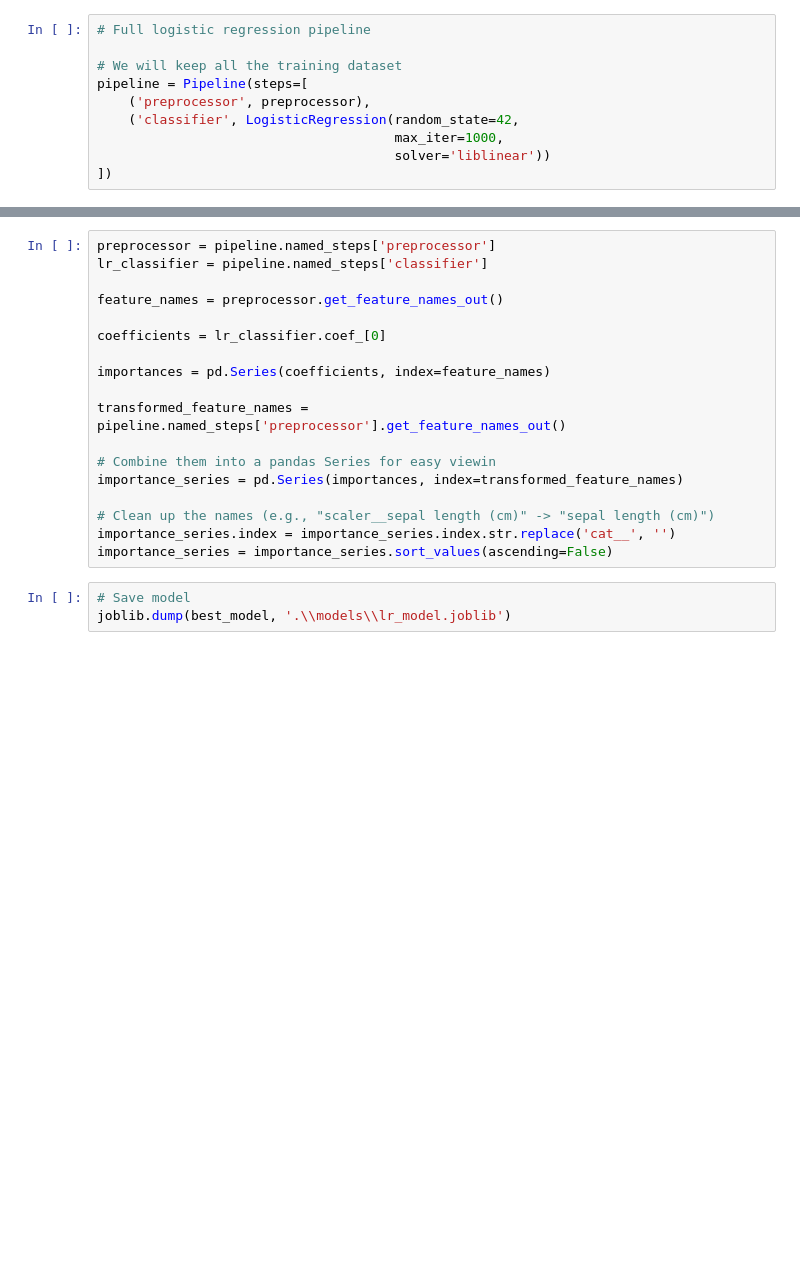
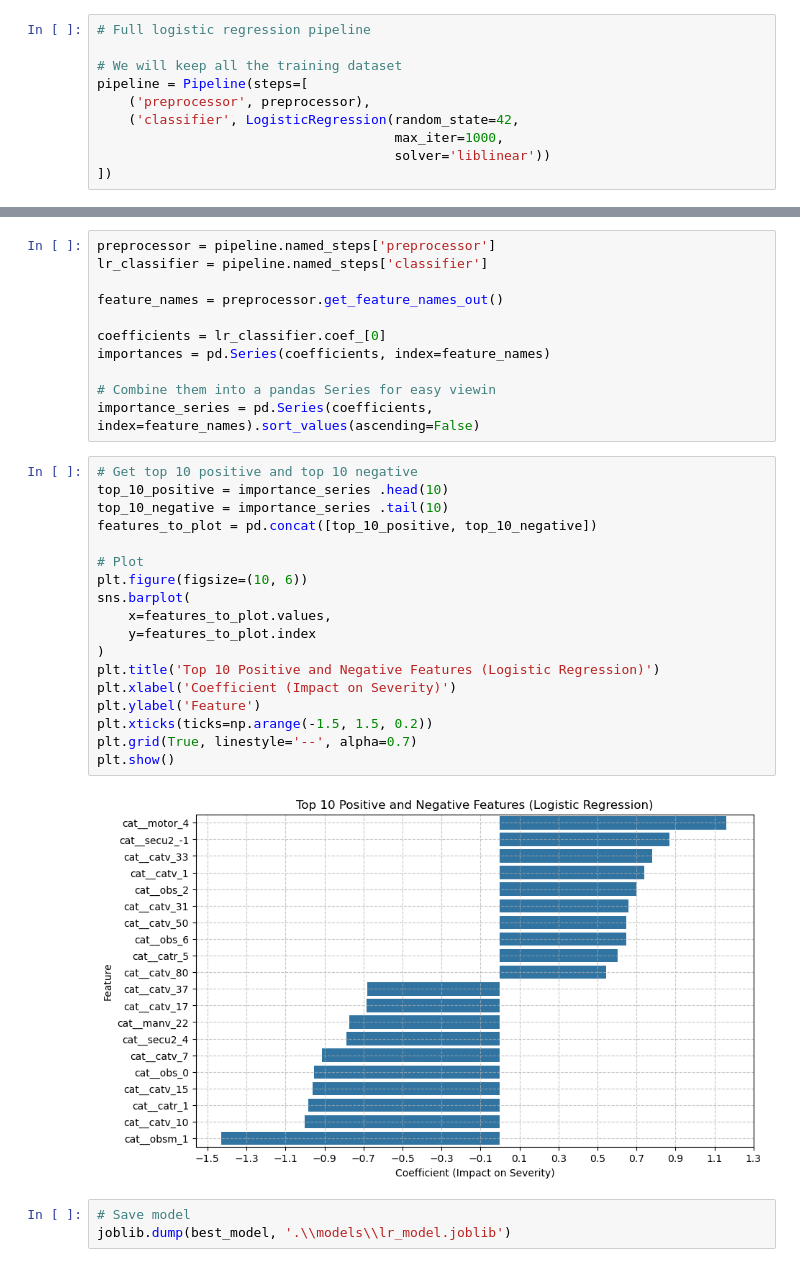
Before and after one commit to mmarclin/car_crash_project, a Jupyter notebook: main.ipynb, the cells around one changed output, grey strips where cells are left out. Saved outputs shown, nothing was run; the diff lists cells and outputs as text; blank space fills up the shorter version.

```diff
--- a/main.ipynb
+++ b/main.ipynb
@@ -885,17 +923,30 @@ lr_classifier = pipeline.named_steps['classifier']
 feature_names = preprocessor.get_feature_names_out()
 
 coefficients = lr_classifier.coef_[0]
-
 importances = pd.Series(coefficients, index=feature_names)
 
-transformed_feature_names = pipeline.named_steps['preprocessor'].get_feature_names_out()
-
 # Combine them into a pandas Series for easy viewin
-importance_series = pd.Series(importances, index=transformed_feature_names)
-
-# Clean up the names (e.g., "scaler__sepal length (cm)" -> "sepal length (cm)")
-importance_series.index = importance_series.index.str.replace('cat__', '')
-importance_series = importance_series.sort_values(ascending=False)
+importance_series = pd.Series(coefficients, index=feature_names).sort_values(ascending=False)
+# %%
+# Get top 10 positive and top 10 negative
+top_10_positive = importance_series .head(10)
+top_10_negative = importance_series .tail(10)
+features_to_plot = pd.concat([top_10_positive, top_10_negative])
+
+# Plot
+plt.figure(figsize=(10, 6))
+sns.barplot(
+    x=features_to_plot.values,
+    y=features_to_plot.index
+)
+plt.title('Top 10 Positive and Negative Features (Logistic Regression)')
+plt.xlabel('Coefficient (Impact on Severity)')
+plt.ylabel('Feature')
+plt.xticks(ticks=np.arange(-1.5, 1.5, 0.2))
+plt.grid(True, linestyle='--', alpha=0.7)
+plt.show()
+# %% [output]
+[figure, added]
 # %%
 # Save model
 joblib.dump(best_model, '.\\models\\lr_model.joblib')
```
Also changed, not shown: parts of 21 cells of this notebook.
